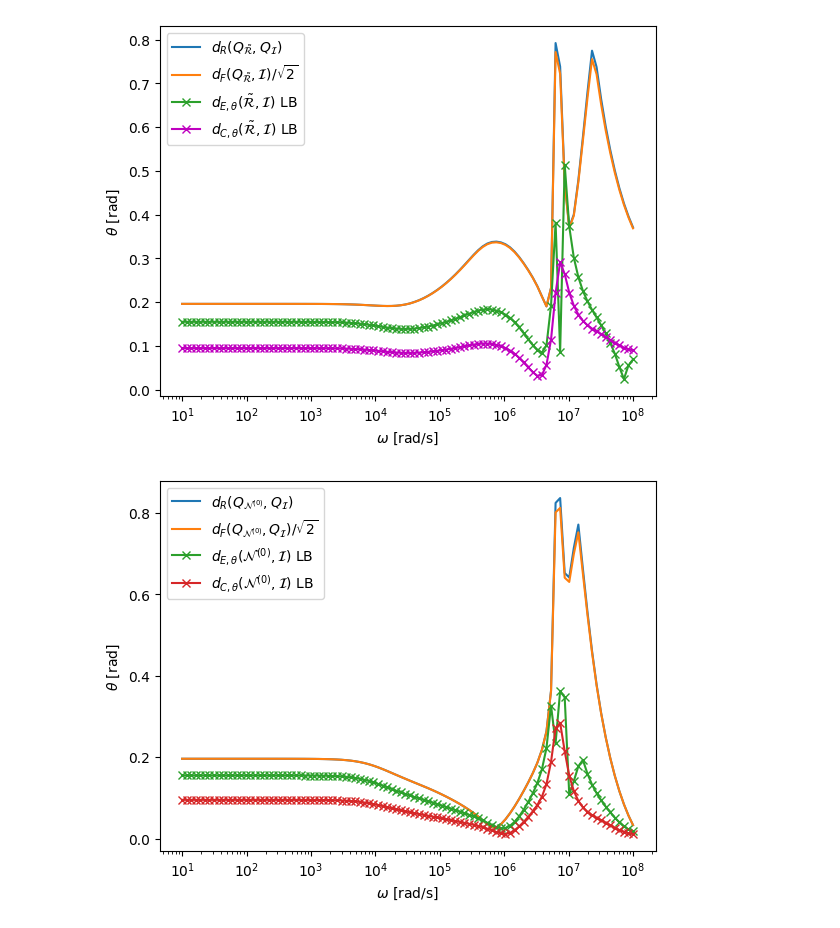
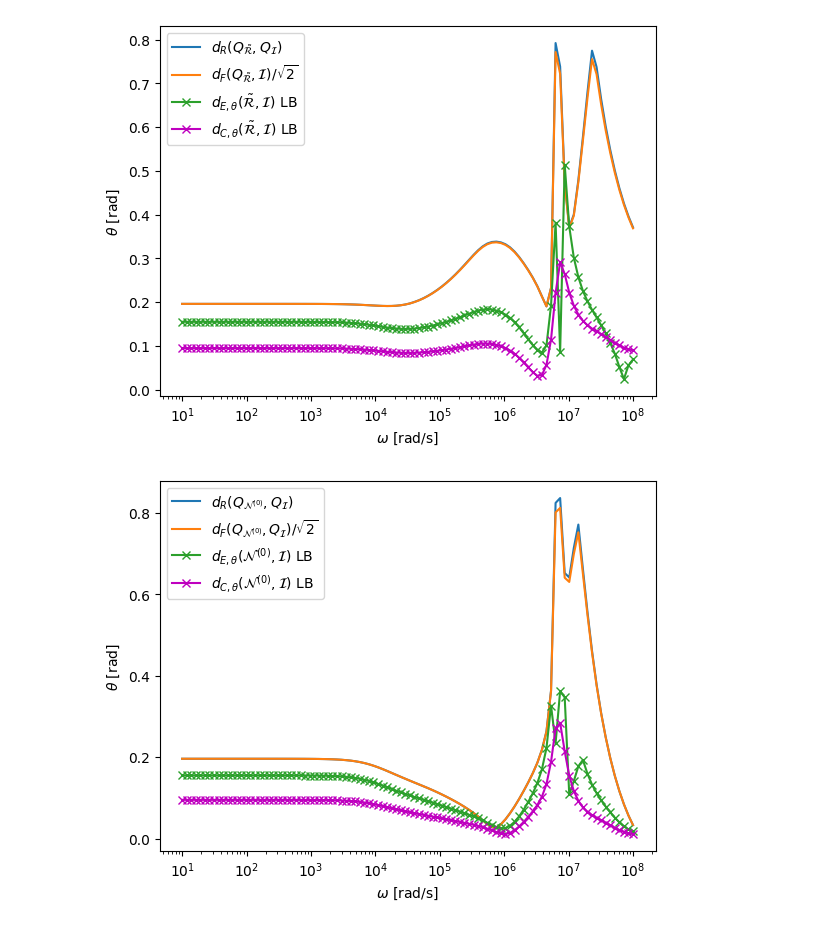
Before and after one commit to pdledger/Rodrigues_Angles, a Jupyter notebook: two_tetra_homog.ipynb, the cells around one changed output. Cells and saved outputs as stored; diff of their text form; code cells hidden in the pictures.

```diff
--- a/two_tetra_homog.ipynb
+++ b/two_tetra_homog.ipynb
@@ -309,26 +319,26 @@ dict_keys(['Frequencies', 'MinAnglestoreRtildeI', 'AnglestoreRtildeIfmeasapprxco
 # %%
 
 Frequencies=N0IResults["Frequencies"]
 MinAnglestoreN0I=N0IResults["MinAnglestoreN0I"]
 AnglestoreN0Ifmeasapprxconstsortedmin=np.fmin(N0IResults["AnglestoreN0Ifmeasapprxconstsortedmaxdiff_min"],N0IResults["AnglestoreN0Ifmeasapprxconstsortedmindiff_min"])
 AnglestoreN0Icommeasapprxconstsortedmin=np.fmin(N0IResults["AnglestoreN0Icommeasapprxconstsortedmaxdiff_min"],N0IResults["AnglestoreN0Icommeasapprxconstsortedmindiff_min"])
 
 dFMinAnglestoreN0I = N0IResults["dFMinAnglestoreN0I"]
 fig=plt.figure()
 plt.semilogx(Frequencies,MinAnglestoreN0I,label=r'$d_R(Q_{{\cal N}^{(0)}},Q_{\cal I})$')
 plt.semilogx(Frequencies,dFMinAnglestoreN0I/np.sqrt(2),label=r'$d_F(Q_{{\cal N}^{(0)}},Q_{\cal I})/\sqrt{2}$')
 plt.semilogx(Frequencies,AnglestoreN0Ifmeasapprxconstsortedmin,'x-',label=r'$d_{E,\theta} ({\cal N}^{(0)},{\cal I})$ LB')
-plt.semilogx(Frequencies,AnglestoreN0Icommeasapprxconstsortedmin,'x-',label=r'$d_{C,\theta} ({\cal N}^{(0)},{\cal I})$ LB ')
+plt.semilogx(Frequencies,AnglestoreN0Icommeasapprxconstsortedmin,'mx-',label=r'$d_{C,\theta} ({\cal N}^{(0)},{\cal I})$ LB ')
 
 
 plt.xlabel(r'$\omega$ [rad/s]')
 plt.ylabel(r'$\theta$ [rad]')
 #plt.ylim(0,0.5)
 plt.legend()
 plt.savefig("CSG_TwoTetra_dRanddE_metrics_N0I_al_0.001_mu_32_sig_1e7_ord3.pdf")
 plt.show()
 # %% [output]
-[figure, old version]
+[figure, new version]
 # %%
 Frequencies=N0RResults["Frequencies"]
 MinAnglestoreN0R=N0RResults["MinAnglestoreN0R"]
```
Also changed, not shown: parts of 1 cell of this notebook, 9 other files.
